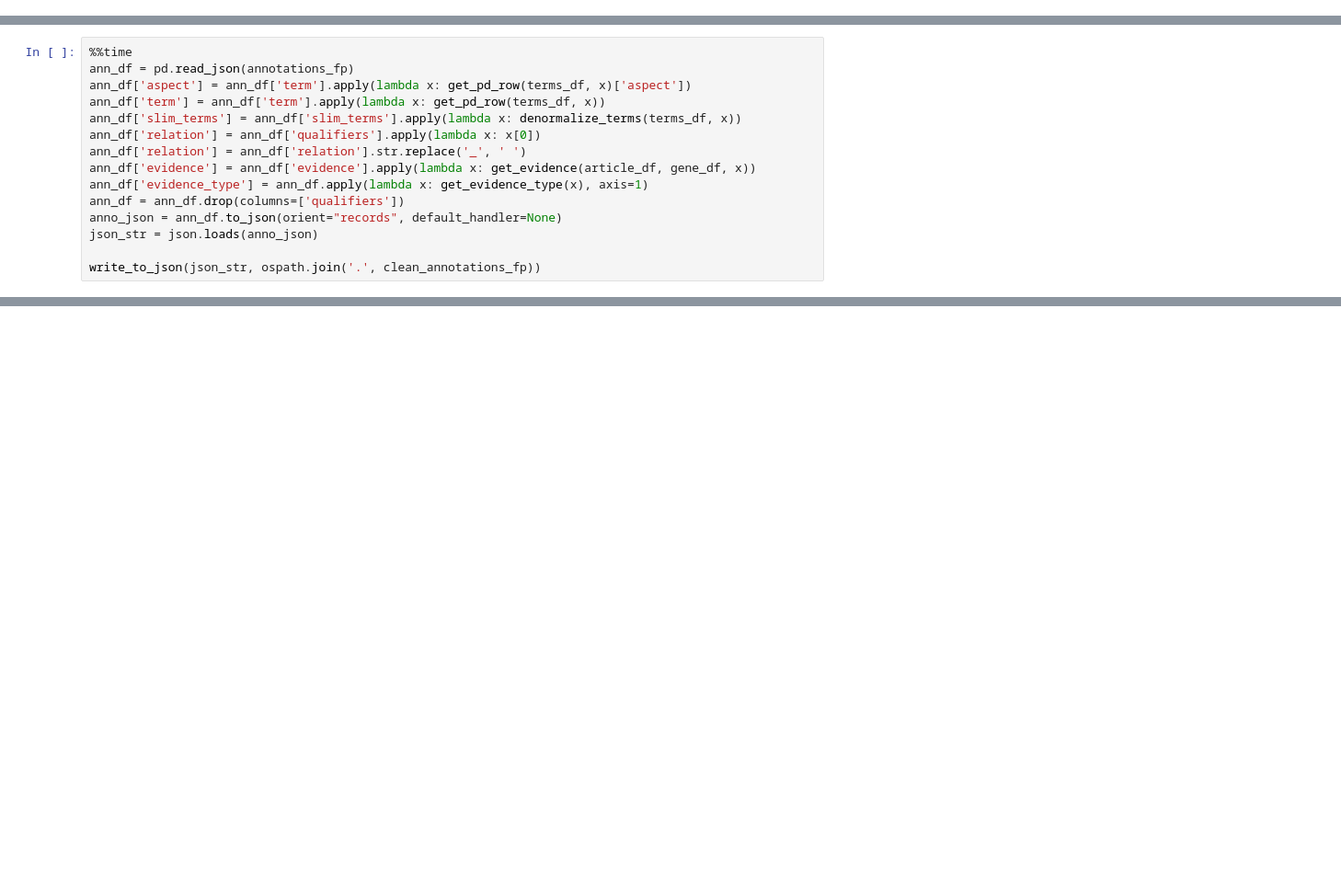
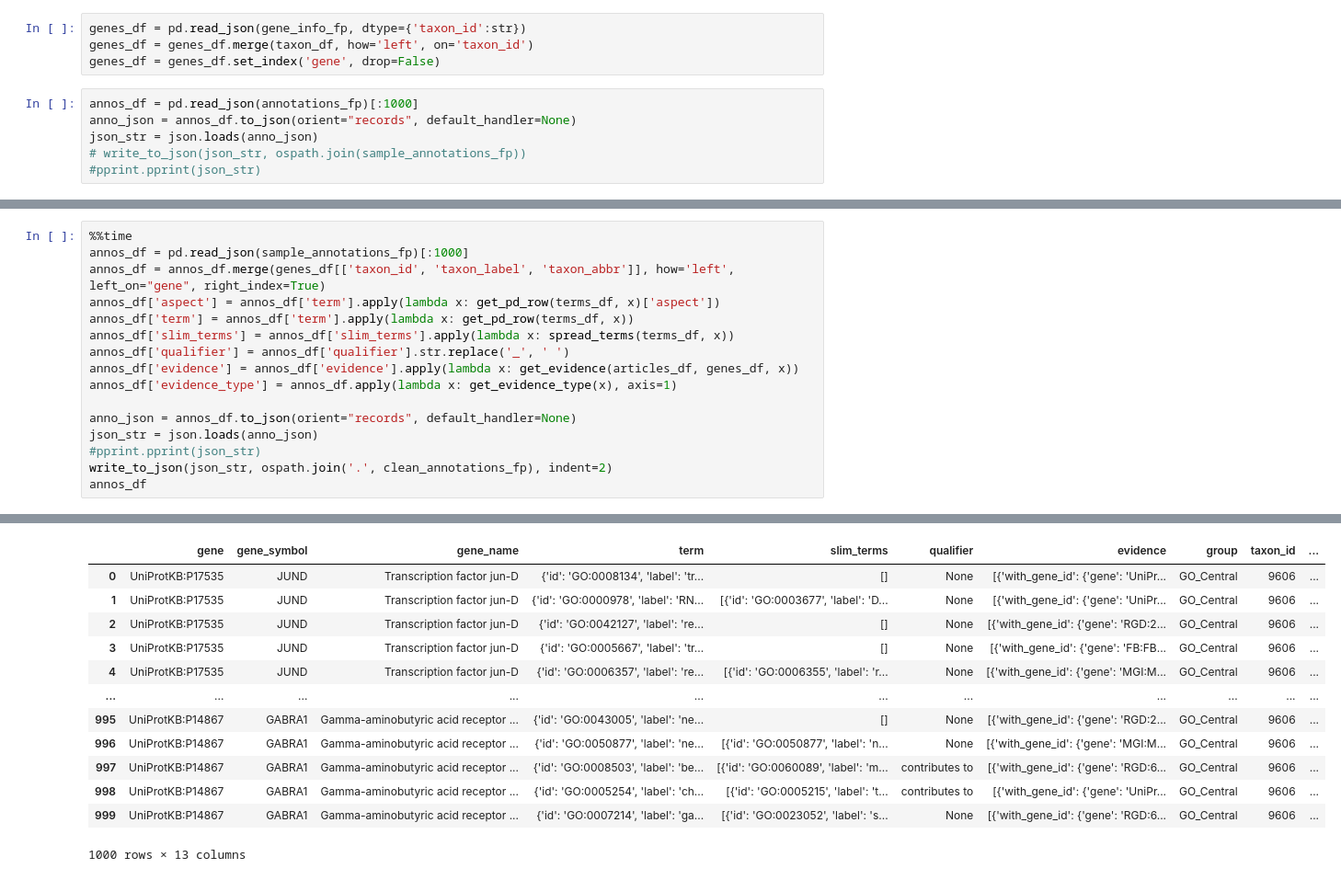
Before and after one commit to pantherdb/pango, a Jupyter notebook: loader/playground.ipynb, the cells around one changed output, grey strips where cells are left out. Shown at 92% size. Saved outputs shown, nothing was run; the diff lists cells and outputs as text; blank space fills up the shorter version.

```diff
--- a/loader/playground.ipynb
+++ b/loader/playground.ipynb
@@ -186,0 +141,10 @@ gene_df
+# %%
+genes_df = pd.read_json(gene_info_fp, dtype={'taxon_id':str})
+genes_df = genes_df.merge(taxon_df, how='left', on='taxon_id')
+genes_df = genes_df.set_index('gene', drop=False)
+# %%
+annos_df = pd.read_json(annotations_fp)[:1000]
+anno_json = annos_df.to_json(orient="records", default_handler=None)
+json_str = json.loads(anno_json)
+# write_to_json(json_str, ospath.join(sample_annotations_fp))
+#pprint.pprint(json_str)
@@ -187,16 +167,17 @@ gene_df
 # %%
 %%time
-ann_df = pd.read_json(annotations_fp)
-ann_df['aspect'] = ann_df['term'].apply(lambda x: get_pd_row(terms_df, x)['aspect'])
-ann_df['term'] = ann_df['term'].apply(lambda x: get_pd_row(terms_df, x))
-ann_df['slim_terms'] = ann_df['slim_terms'].apply(lambda x: denormalize_terms(terms_df, x))
-ann_df['relation'] = ann_df['qualifiers'].apply(lambda x: x[0])
-ann_df['relation'] = ann_df['relation'].str.replace('_', ' ')
-ann_df['evidence'] = ann_df['evidence'].apply(lambda x: get_evidence(article_df, gene_df, x))
-ann_df['evidence_type'] = ann_df.apply(lambda x: get_evidence_type(x), axis=1)
-ann_df = ann_df.drop(columns=['qualifiers'])
-anno_json = ann_df.to_json(orient="records", default_handler=None)
+annos_df = pd.read_json(sample_annotations_fp)[:1000]
+annos_df = annos_df.merge(genes_df[['taxon_id', 'taxon_label', 'taxon_abbr']], how='left', left_on="gene", right_index=True)
+annos_df['aspect'] = annos_df['term'].apply(lambda x: get_pd_row(terms_df, x)['aspect'])
+annos_df['term'] = annos_df['term'].apply(lambda x: get_pd_row(terms_df, x))
+annos_df['slim_terms'] = annos_df['slim_terms'].apply(lambda x: spread_terms(terms_df, x))
+annos_df['qualifier'] = annos_df['qualifier'].str.replace('_', ' ')
+annos_df['evidence'] = annos_df['evidence'].apply(lambda x: get_evidence(articles_df, genes_df, x))
+annos_df['evidence_type'] = annos_df.apply(lambda x: get_evidence_type(x), axis=1)
+
+anno_json = annos_df.to_json(orient="records", default_handler=None)
 json_str = json.loads(anno_json)
-
-write_to_json(json_str, ospath.join('.', clean_annotations_fp))
+#pprint.pprint(json_str)
+write_to_json(json_str, ospath.join('.', clean_annotations_fp), indent=2)
+annos_df
 # %% [output]
@@ -205 +186,14 @@ Wall time: 4min 37s
+|  | gene | gene_symbol | gene_name | term | slim_terms | qualifier | evidence | group | taxon_id | ... |
+| 0 | UniProtKB:P17535 | JUND | Transcription factor jun-D | {'id': 'GO:0008134', 'label': 'tr... | [] | None | [{'with_gene_id': {'gene': 'UniPr... | GO_Central | 9606 | ... |
+| 1 | UniProtKB:P17535 | JUND | Transcription factor jun-D | {'id': 'GO:0000978', 'label': 'RN... | [{'id': 'GO:0003677', 'label': 'D... | None | [{'with_gene_id': {'gene': 'UniPr... | GO_Central | 9606 | ... |
+| 2 | UniProtKB:P17535 | JUND | Transcription factor jun-D | {'id': 'GO:0042127', 'label': 're... | [] | None | [{'with_gene_id': {'gene': 'RGD:2... | GO_Central | 9606 | ... |
+| 3 | UniProtKB:P17535 | JUND | Transcription factor jun-D | {'id': 'GO:0005667', 'label': 'tr... | [] | None | [{'with_gene_id': {'gene': 'FB:FB... | GO_Central | 9606 | ... |
+| 4 | UniProtKB:P17535 | JUND | Transcription factor jun-D | {'id': 'GO:0006357', 'label': 're... | [{'id': 'GO:0006355', 'label': 'r... | None | [{'with_gene_id': {'gene': 'MGI:M... | GO_Central | 9606 | ... |
+| ... | ... | ... | ... | ... | ... | ... | ... | ... | ... | ... |
+| 995 | UniProtKB:P14867 | GABRA1 | Gamma-aminobutyric acid receptor ... | {'id': 'GO:0043005', 'label': 'ne... | [] | None | [{'with_gene_id': {'gene': 'RGD:2... | GO_Central | 9606 | ... |
+| 996 | UniProtKB:P14867 | GABRA1 | Gamma-aminobutyric acid receptor ... | {'id': 'GO:0050877', 'label': 'ne... | [{'id': 'GO:0050877', 'label': 'n... | None | [{'with_gene_id': {'gene': 'MGI:M... | GO_Central | 9606 | ... |
+| 997 | UniProtKB:P14867 | GABRA1 | Gamma-aminobutyric acid receptor ... | {'id': 'GO:0008503', 'label': 'be... | [{'id': 'GO:0060089', 'label': 'm... | contributes to | [{'with_gene_id': {'gene': 'RGD:6... | GO_Central | 9606 | ... |
+| 998 | UniProtKB:P14867 | GABRA1 | Gamma-aminobutyric acid receptor ... | {'id': 'GO:0005254', 'label': 'ch... | [{'id': 'GO:0005215', 'label': 't... | contributes to | [{'with_gene_id': {'gene': 'UniPr... | GO_Central | 9606 | ... |
+| 999 | UniProtKB:P14867 | GABRA1 | Gamma-aminobutyric acid receptor ... | {'id': 'GO:0007214', 'label': 'ga... | [{'id': 'GO:0023052', 'label': 's... | None | [{'with_gene_id': {'gene': 'RGD:6... | GO_Central | 9606 | ... |
+1000 rows × 13 columns
 # %%
```
Also changed, not shown: parts of 18 cells of this notebook, 5 other files.
